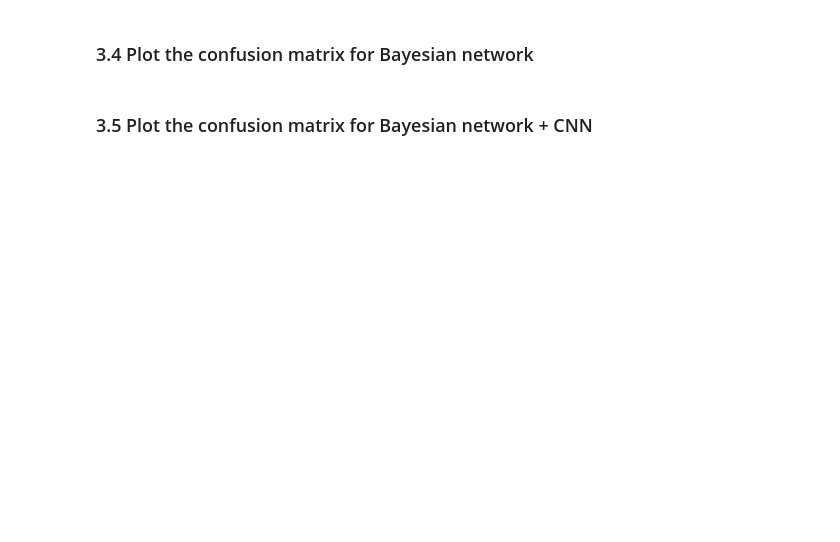
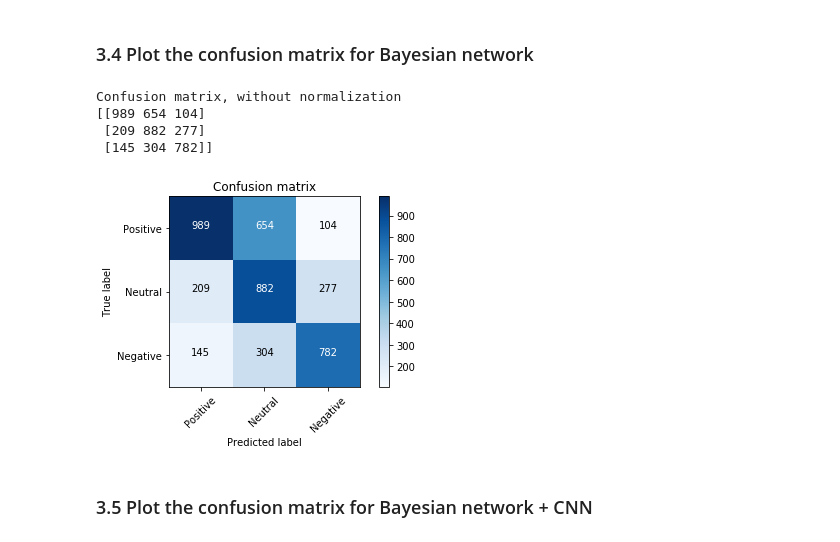
Before and after one commit to samanyougarg/Group-Emotion-Recognition, a Jupyter notebook: Evaluation.ipynb, the cells around one changed output. Cells and saved outputs as stored; diff of their text form; code cells hidden in the pictures; blank space fills up the shorter version.

```diff
--- a/Evaluation.ipynb
+++ b/Evaluation.ipynb
@@ -205,7 +205,7 @@ df.to_pickle('predictions_300')
 # %% [markdown]
 ### 3.1 Read the results from the file
 # %%
-df = pd.read_pickle('predictions_300')
+df = pd.read_pickle('predictions_1_2_3_4')
 # %% [markdown]
 ### 3.2 Extract predictions from the dataframe
 # %%
@@ -227,8 +241,14 @@ plt.show()
 # %%
 cm = confusion_matrix(y_true, y_pred_bayesian)
 plt.figure()
-plot_confusion_matrix(cm, classes=classes)
+plot_confusion_matrix(cm, classes={"Positive": 0, "Neutral": 1, "Negative": 2})
 plt.show()
+# %% [output]
+Confusion matrix, without normalization
+[[989 654 104]
+ [209 882 277]
+ [145 304 782]]
+[figure, added]
 # %% [markdown]
 ### 3.5 Plot the confusion matrix for Bayesian network + CNN
 # %%
```
Also changed, not shown: parts of 6 cells of this notebook, 2 other files.
